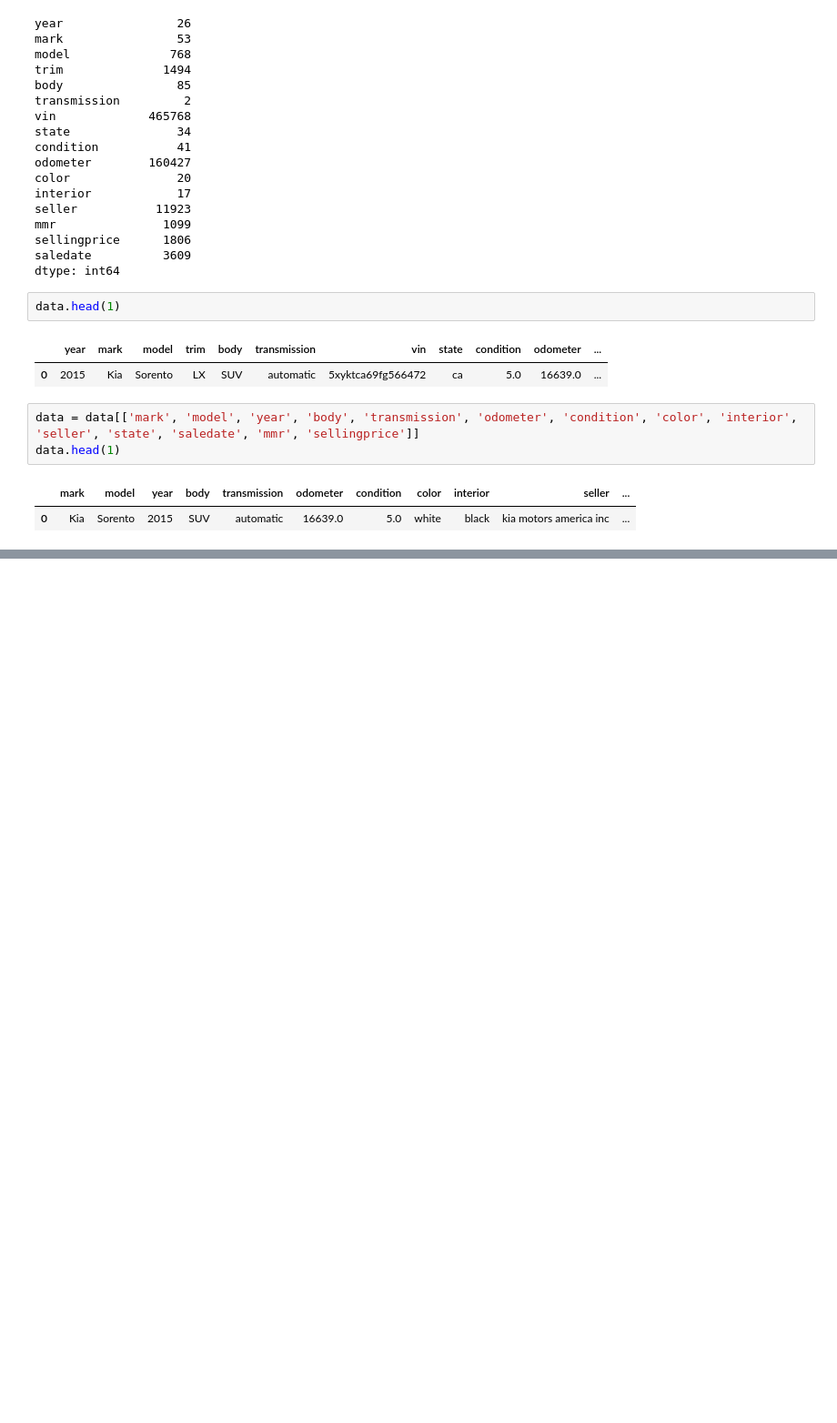
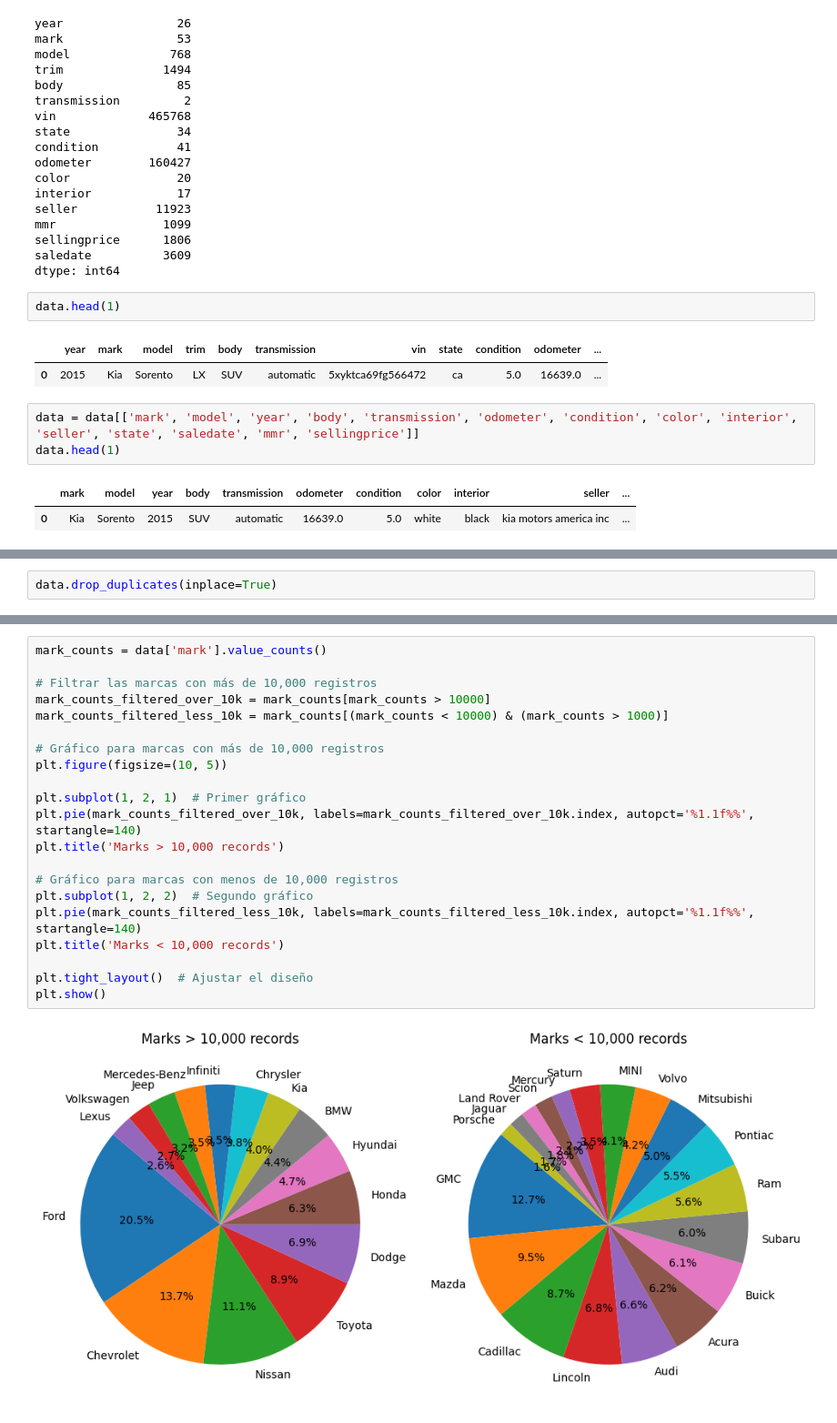
Before and after one commit to fertr98/proyecto-coches, a Jupyter notebook: src/EDA.ipynb, the cells around one changed output, grey strips where cells are left out. Shown at 91% size. Cells and saved outputs as stored; diff of their text form; blank space fills up the shorter version.

```diff
--- a/src/EDA.ipynb
+++ b/src/EDA.ipynb
@@ -129,0 +147,2 @@ See the caveats in the documentation: https://pandas.pydata.org/pandas-docs/stab
+# %%
+data.drop_duplicates(inplace=True)
@@ -131,0 +196,23 @@ data.to_excel('/workspaces/proyecto-coches/data/processed/car_prices_dataset_cle
+# %%
+mark_counts = data['mark'].value_counts()
+
+# Filtrar las marcas con más de 10,000 registros
+mark_counts_filtered_over_10k = mark_counts[mark_counts > 10000]
+mark_counts_filtered_less_10k = mark_counts[(mark_counts < 10000) & (mark_counts > 1000)]
+
+# Gráfico para marcas con más de 10,000 registros
+plt.figure(figsize=(10, 5))
+
+plt.subplot(1, 2, 1)  # Primer gráfico
+plt.pie(mark_counts_filtered_over_10k, labels=mark_counts_filtered_over_10k.index, autopct='%1.1f%%', startangle=140)
+plt.title('Marks > 10,000 records')
+
+# Gráfico para marcas con menos de 10,000 registros
+plt.subplot(1, 2, 2)  # Segundo gráfico
+plt.pie(mark_counts_filtered_less_10k, labels=mark_counts_filtered_less_10k.index, autopct='%1.1f%%', startangle=140)
+plt.title('Marks < 10,000 records')
+
+plt.tight_layout()  # Ajustar el diseño
+plt.show()
+# %% [output]
+[figure, added]
```
Also changed, not shown: parts of 10 cells of this notebook, 3 other files.
